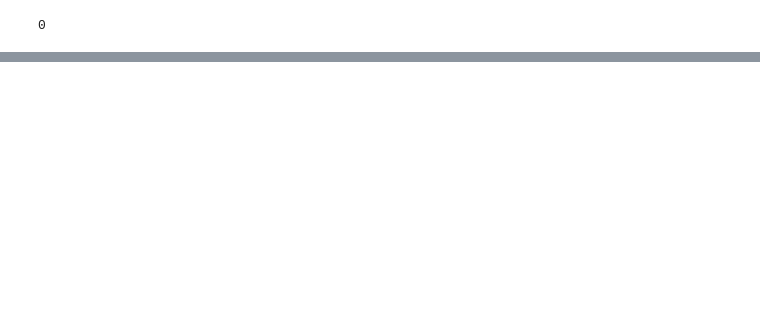
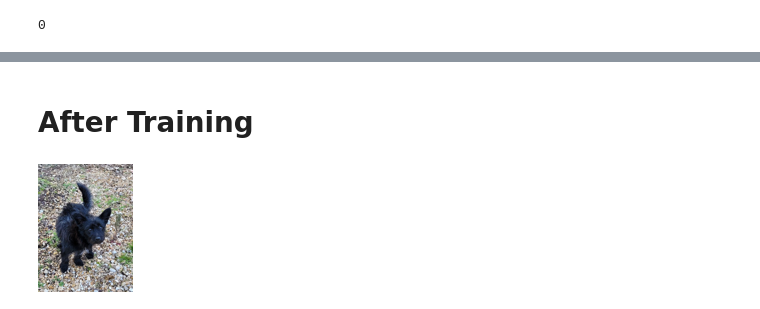
Before and after one commit to DanTulovsky/dl0, a Jupyter notebook: pepper.ipynb, the cells around one changed output, grey strips where cells are left out. Cells and saved outputs as stored; diff of their text form; code cells hidden in the pictures; blank space fills up the shorter version.

```diff
--- a/pepper.ipynb
+++ b/pepper.ipynb
@@ -75,0 +80,2 @@ for idx,cat in cleaner.change(): shutil.move(str(cleaner.fns[idx]), path/cat)
+# %% [markdown]
+# After Training
@@ -75,0 +88,6 @@ for idx,cat in cleaner.change(): shutil.move(str(cleaner.fns[idx]), path/cat)
+# %%
+im = PILImage.create("images/dog1.jpg")
+im.thumbnail((128, 128))
+im
+# %% [output]
+[figure, added]
```
Also changed, not shown: parts of 14 cells of this notebook.
